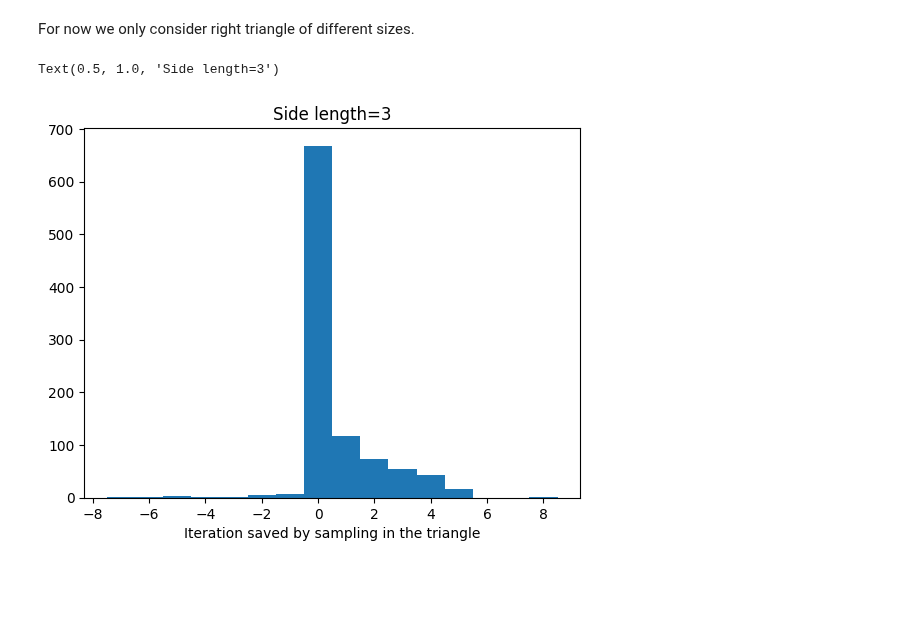
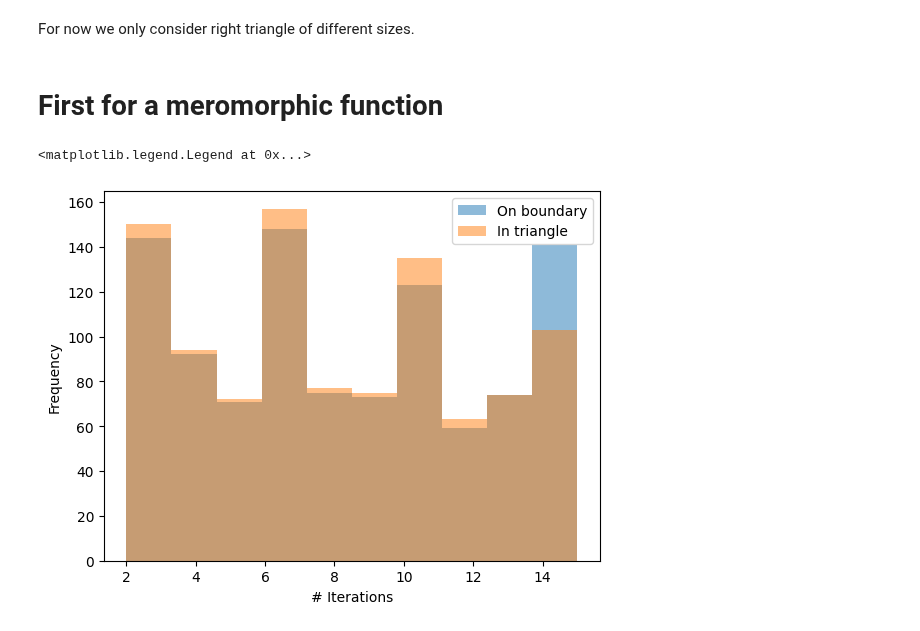
Before and after one commit to j-bowhay/Poles-and-Roots, a Jupyter notebook: notebooks/AAA_sampling_experiment.ipynb, the cells around one changed output. Drawn from its saved outputs; the diff is of its cells as text; code cells hidden in the pictures; blank space fills up the shorter version.

Commit message:
updated aaa sampling experiment

```diff
--- a/notebooks/AAA_sampling_experiment.ipynb
+++ b/notebooks/AAA_sampling_experiment.ipynb
@@ -13,8 +14,10 @@ points = np.array([[0,0], [side_length, 0], [0, side_length]])
 def linspace_in_right_triangle(num, side_length):
     tmp = np.linspace(0, side_length, num=int(num**0.5))
     [xx, yy] = np.meshgrid(tmp, tmp)
-    mask = xx + yy > 1
+    mask = xx + yy > side_length
     xx = xx[~mask]
     yy = yy[~mask]
     return xx.ravel(), yy.ravel()
+# %% [markdown]
+# First for a meromorphic function
 # %%
@@ -50,7 +74,10 @@ for _ in range(1000):
-# %%
-plt.hist(difference, align="left", bins=range(min(difference), max(difference) + 1, 1))
-plt.xlabel("Iteration saved by sampling in the triangle")
-plt.title(f"Side length={side_length}")
-# %% [output]
-Text(0.5, 1.0, 'Side length=3')
-[figure, removed]
+# %%
+fig, ax = plt.subplots()
+ax.hist(on_iterations, alpha=0.5, label="On boundary")
+ax.hist(in_iterations, alpha=0.5, label="In triangle")
+ax.set_xlabel("# Iterations")
+ax.set_ylabel("Frequency")
+ax.legend()
+# %% [output]
+<matplotlib.legend.Legend at 0x...>
+[figure, added]
```
Also changed, not shown: parts of 9 cells of this notebook.
